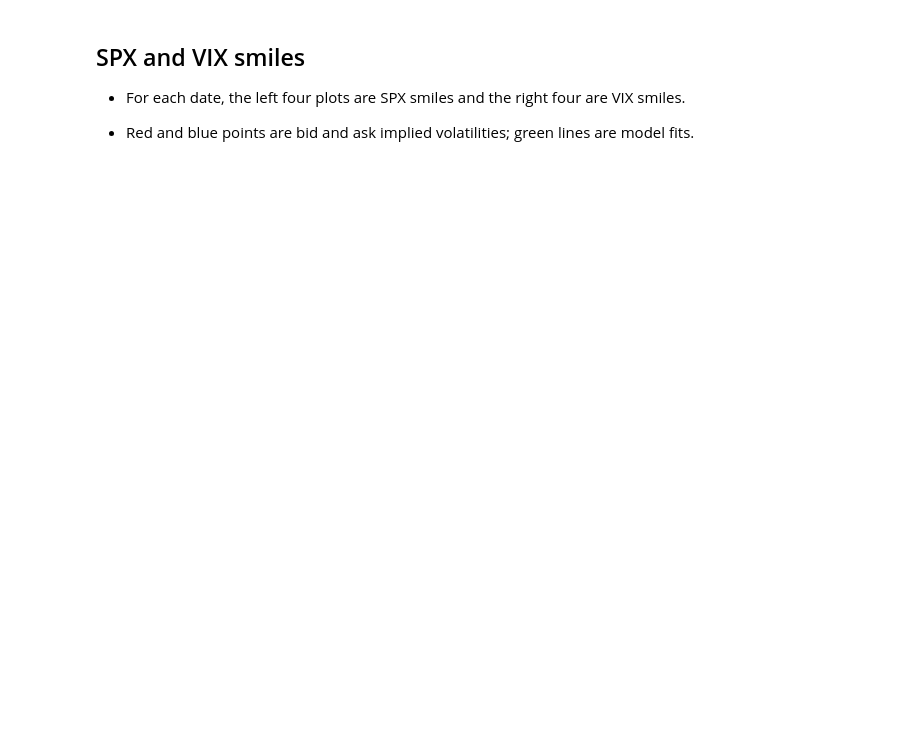
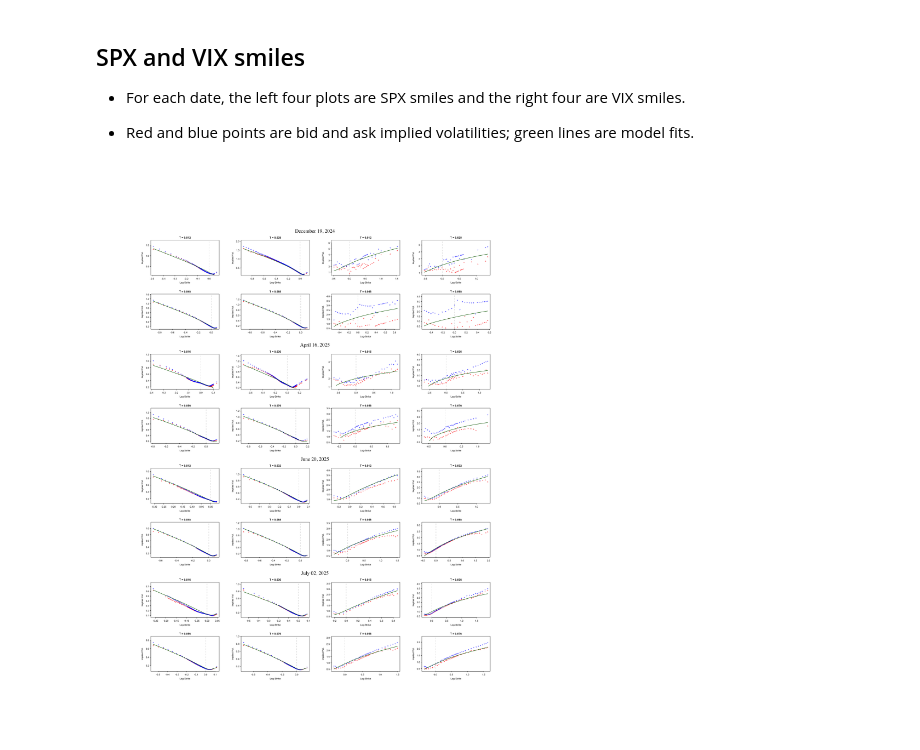
Before and after one commit to jgatheral/QuadraticRoughHeston, a Jupyter notebook: R/simulation_spx_vix.ipynb, the cells around one changed output. Drawn from its saved outputs; the diff is of its cells as text; code cells hidden in the pictures; blank space fills up the shorter version.

```diff
--- a/R/simulation_spx_vix.ipynb
+++ b/R/simulation_spx_vix.ipynb
@@ -36,0 +44,5 @@ smiles <- paper.smiles(PATHS, STEPS, seed = SEED, eps = EPS)
+# %%
+PATHS <- 100000
+STEPS <- 100
+SEED <- 1234
+EPS <- 0.03
@@ -49,0 +118,62 @@ if (SAVEFIG) {
+# %%
+options(repr.plot.width = 18, repr.plot.height = 23)
+
+par(bg = "white", mar = c(0, 0, 0, 0), ps = 12, cex = 1, xaxs = "i", yaxs = "i")
+plot.new()
+plot.window(xlim = c(0, 1), ylim = c(0, 1))
+group.height <- (0.88 - 0.11) / (4 + 3 * 0.28)
+panel.height <- group.height / (2 + 0.53)
+panel.width <- (0.9 - 0.125) / (4 + 3 * 0.32)
+for (row in seq_along(CALIB_DATES)) {
+    date <- CALIB_DATES[row]
+    top <- 0.88 - (row - 1) * group.height * 1.28
+    # Draw the date heading in the full figure's coordinate system.
+    par(cex = 1)
+    par(fig = c(0, 1, 0, 1), mar = c(0, 0, 0, 0), new = TRUE)
+    plot.new()
+    plot.window(xlim = c(0, 1), ylim = c(0, 1))
+    text(0.5, top + 0.016,
+        format(as.Date(date, "%Y%m%d"), "%B %d, %Y"),
+        cex = 15 / 12, family = "serif"
+    )
+    for (asset in c("SPX", "VIX")) {
+        offset <- if (asset == "SPX") 0 else 2
+        part <- smiles[smiles$date == date & smiles$asset == asset, ]
+        expiries <- sort(unique(part$Texp))
+        for (i in seq_along(expiries)) {
+            t <- expiries[i]
+            d <- part[part$Texp == t, ]
+            d <- d[order(d$k), ]
+            col <- offset + (i - 1) %% 2
+            panel.row <- (i - 1) %/% 2
+            left <- 0.125 + col * panel.width * 1.32
+            upper <- top - panel.row * panel.height * 1.53
+            par(cex = 7 / 12)
+            par(
+                fig = c(left, left + panel.width, upper - panel.height, upper),
+                mar = c(0, 0, 0, 0), new = TRUE,
+                lwd = 0.8, mgp = c(2, 0.6, 0), tcl = -0.25
+            )
+            include <- !is.na(d$Bid) & d$Bid > 0
+            k.range <- range(d$k[include])
+            kpad <- 0.04 * diff(k.range)
+            plot(d$k, d$Bid,
+                col = "red", pch = 24, bg = NA, cex = 0.5,
+                xlim = k.range + c(-kpad, kpad),
+                ylim = c(0.6 * min(d$Bid[include]), 1.2 * max(d$Ask[include])),
+                xlab = "", ylab = "", las = 1
+            )
+            mtext("Log-Strike", side = 1, line = 2, cex = 7 / 12, xpd = NA)
+            mtext("Implied Vol.", side = 2, line = 2.5, cex = 7 / 12, xpd = NA)
+            points(d$k, d$Ask, col = "blue", pch = 25, bg = NA, cex = 0.5)
+            lines(d$k, d$model, col = "darkgreen", lwd = 4 / 3)
+            mtext(sprintf("T = %.3f", t),
+                side = 3, line = 0.4,
+                font = 2, cex = 8 / 12
+            )
+            abline(v = 0, h = 0, col = "gray", lty = 2, lwd = 0.8)
+        }
+    }
+}
+# %% [output]
+[figure, added]
```
Also changed, not shown: parts of 7 cells of this notebook, 17 other files.
